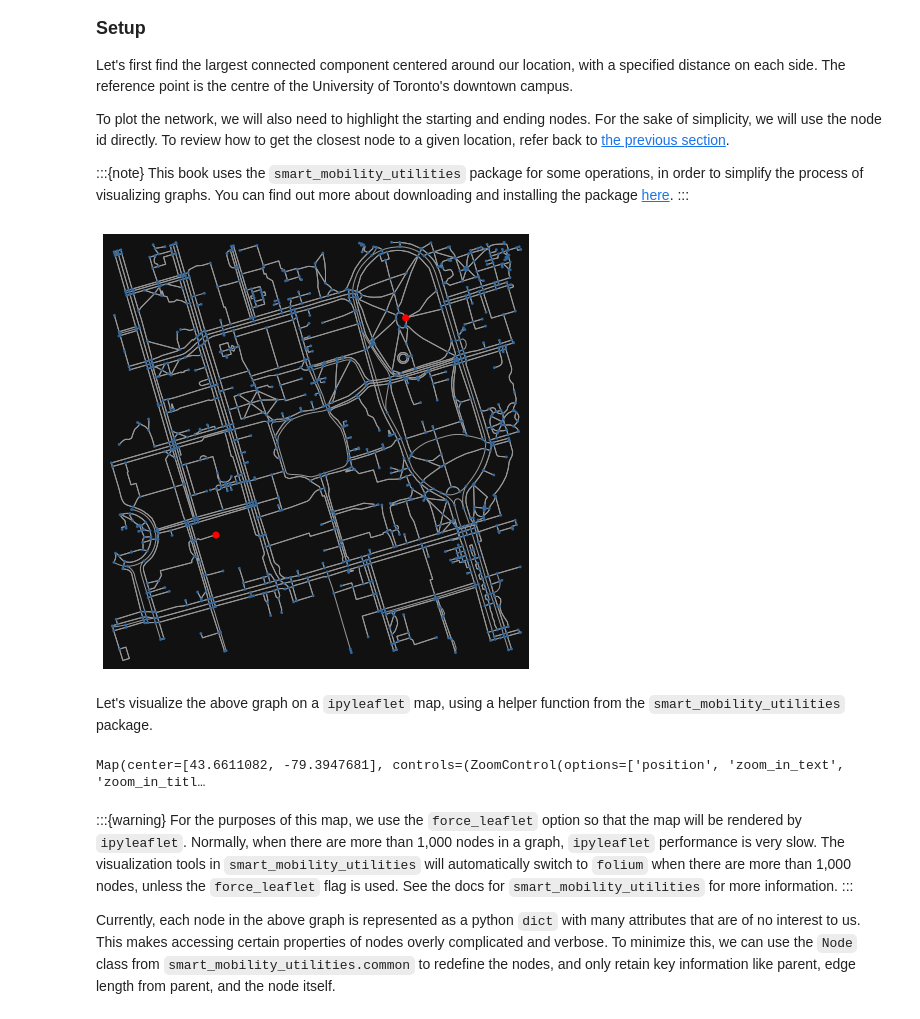
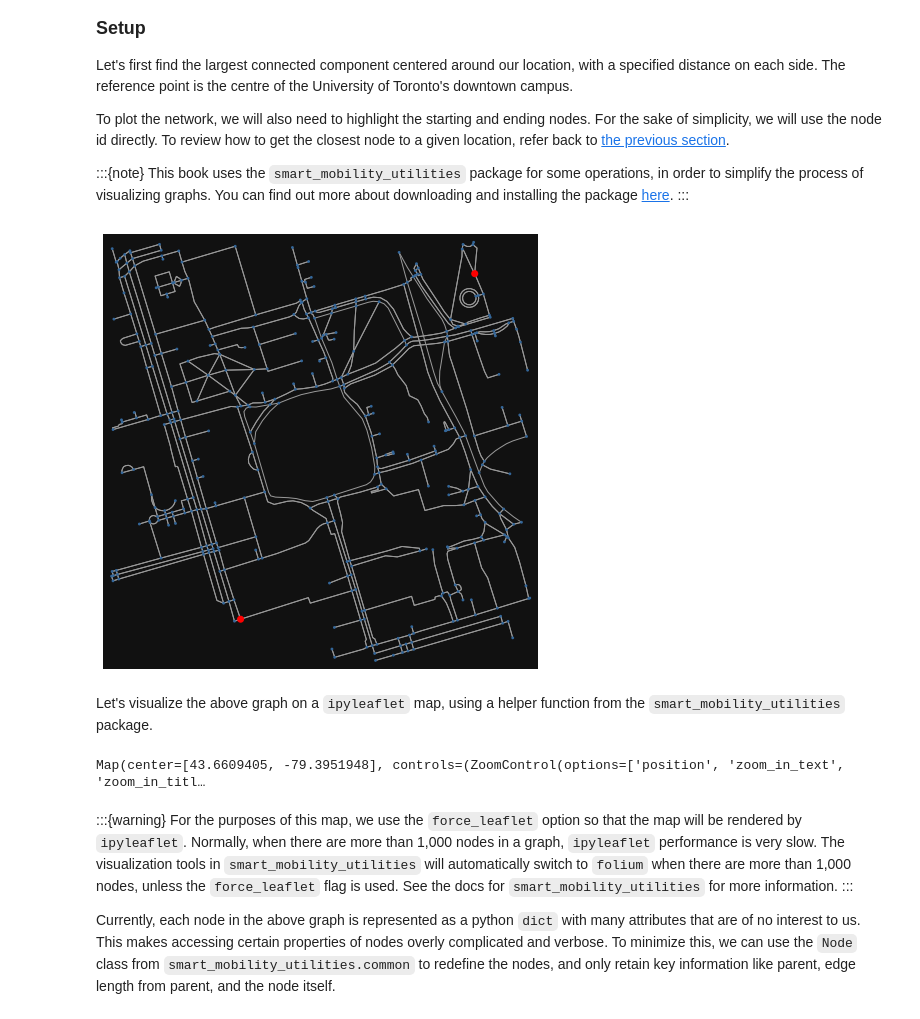
Before and after one commit to SmartMobilityAlgorithms/book, a Jupyter notebook: content/GraphSearchAlgorithms/BlindSearch.ipynb, the cells around one changed output. Drawn from its saved outputs; the diff is of its cells as text; code cells hidden in the pictures.

```diff
--- a/content/GraphSearchAlgorithms/BlindSearch.ipynb
+++ b/content/GraphSearchAlgorithms/BlindSearch.ipynb
@@ -23,24 +23,24 @@ This book uses the `smart_mobility_utilities` package for some operations, in or
 # %%
 import osmnx
 reference = (43.661667, -79.395)
-G = osmnx.graph_from_point(reference, dist=500, clean_periphery=True, simplify=True)
+G = osmnx.graph_from_point(reference, dist=300, clean_periphery=True, simplify=True)
 
-highlighted = [1907446268, 1633421938]
+highlighted = [389677909, 55808290]
 
 # marking both the source and destination node
 
 nc = ['red' if node in highlighted else '#336699' for node in G.nodes()]
 ns = [50 if node in highlighted else 8 for node in G.nodes()]
 fig, ax = osmnx.plot_graph(G, node_size=ns, node_color=nc, node_zorder=2)
 # %% [output]
-[figure, old version]
+[figure, new version]
 # %% [markdown]
 Let's visualize the above graph on a `ipyleaflet` map, using a helper function from the `smart_mobility_utilities` package.
 # %%
 from smart_mobility_utilities.viz import draw_map
 draw_map(G,highlight=highlighted, force_leaflet=True)
 # %% [output]
-Map(center=[43.6611082, -79.3947681], controls=(ZoomControl(options=['position', 'zoom_in_text', 'zoom_in_titl…
+Map(center=[43.6609405, -79.3951948], controls=(ZoomControl(options=['position', 'zoom_in_text', 'zoom_in_titl…
 # %% [markdown]
 :::{warning}
 For the purposes of this map, we use the `force_leaflet` option so that the map will be rendered by `ipyleaflet`. Normally, when there are more than 1,000 nodes in a graph, `ipyleaflet` performance is very slow. The visualization tools in `smart_mobility_utilities` will automatically switch to `folium` when there are more than 1,000 nodes, unless the `force_leaflet` flag is used. See the docs for `smart_mobility_utilities` for more information.
```
Also changed, not shown: parts of 4 cells of this notebook, 6 other files.
